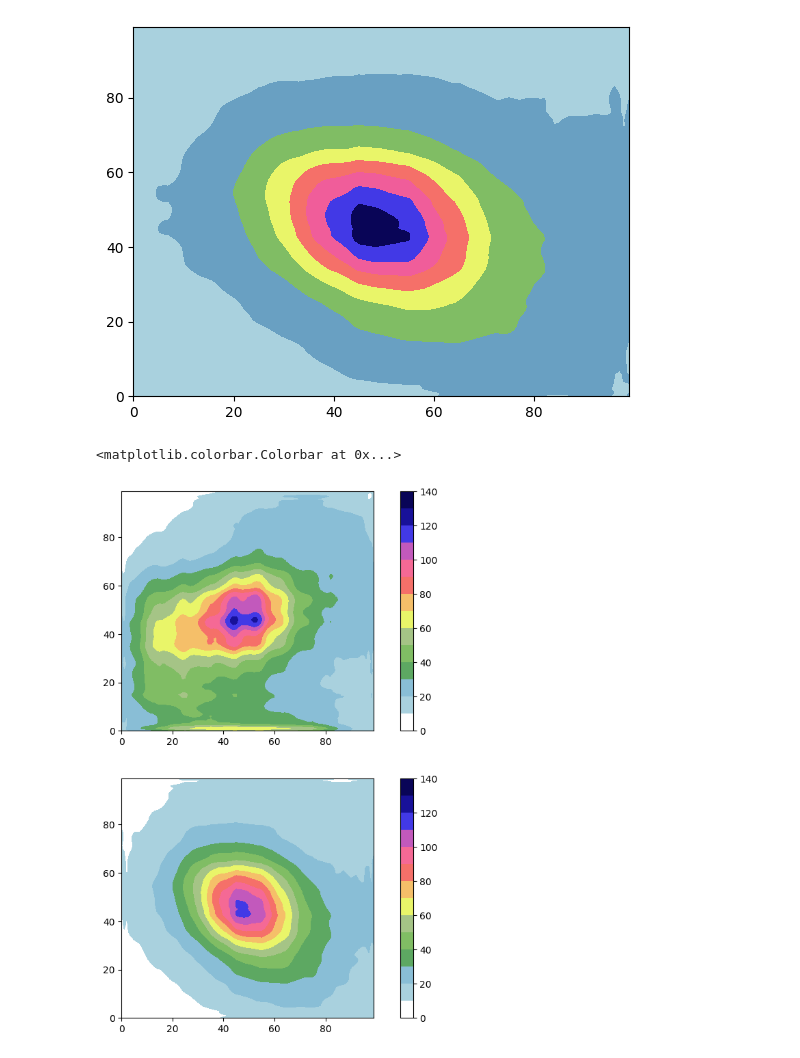
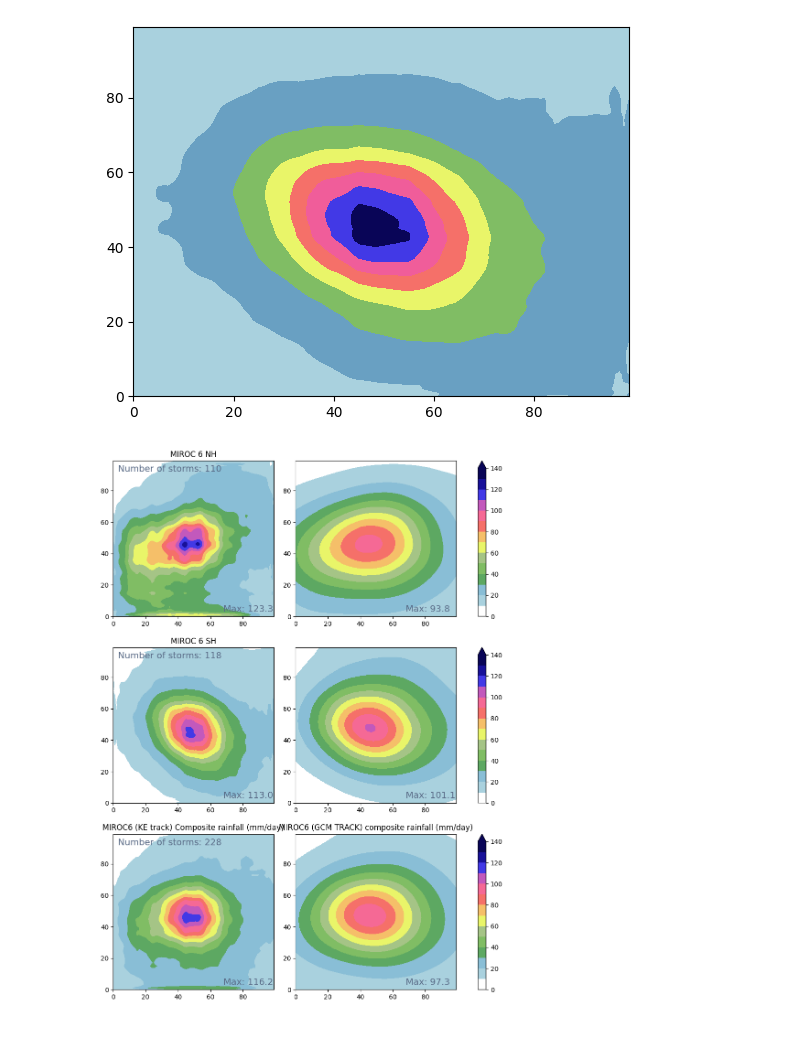
Before and after one commit to vosps/tropical_cyclone, a Jupyter notebook: tracking/6_cmip6_gan.ipynb, the cells around one changed output. Saved outputs shown, nothing was run; the diff lists cells and outputs as text; code cells hidden in the pictures.

```diff
--- a/tracking/6_cmip6_gan.ipynb
+++ b/tracking/6_cmip6_gan.ipynb
@@ -67,6 +66,7 @@ def generate_composite_rainfall(meta,rain,ibtracks=False,time_sample_rate=False,
 	drop_idx=[]
 	south_idx=[]
 	north_idx=[]
+	idx = []
 	# find time frequency
 	for sid in sids_unique:
 		storm = tracks_grouped.get_group(sid)
@@ -142,6 +142,8 @@ def generate_composite_rainfall(meta,rain,ibtracks=False,time_sample_rate=False,
 			else:
 				north_idx.append(i)
 
+		idx.append(i)
+
 
 		composite_storm_rain[i,:,:] = mean_storm_rain
 		i=i+1
@@ -153,14 +155,16 @@ def generate_composite_rainfall(meta,rain,ibtracks=False,time_sample_rate=False,
 	# get nh and sh datasets
 	composite_storm_rain_nh = composite_storm_rain[north_idx,:,:]
 	composite_storm_rain_sh = composite_storm_rain[south_idx,:,:]
+	composite_storm_rain = composite_storm_rain[idx,:,:]
 	# print(composite_storm_rain.shape)
 	# print(composite_storm_rain_nh.shape)
 	# print(composite_storm_rain_sh.shape)
 	composite_nh = np.mean(composite_storm_rain_nh,axis=0)
 	composite_sh = np.mean(composite_storm_rain_sh,axis=0)
-	return composite_nh,composite_sh,len(north_idx),len(south_idx)
+	composite = np.mean(composite_storm_rain,axis=0)
+	return composite_nh,composite_sh,composite,len(north_idx),len(south_idx),len(idx)
 # %%
-composite_miroc6_hist_nh,composite_miroc6_hist_sh,nstorms_miroc6_hist_nh,nstorms_miroc6_hist_sh = generate_composite_rainfall(miroc_hist_meta.iloc[:30000],np.expand_dims(miroc_hist_rain[:,:,:,0],axis=-1),ibtracks=False,time_sample_rate=2)
+composite_miroc6_hist_nh,composite_miroc6_hist_sh,composite_miroc6_hist,nstorms_miroc6_hist_nh,nstorms_miroc6_hist_sh,nstorms_miroc6_hist = generate_composite_rainfall(miroc_hist_meta.iloc[:30000],np.expand_dims(miroc_hist_rain[:,:,:,0],axis=-1),ibtracks=False,time_sample_rate=2)
 # %%
 print(nstorms_miroc6_hist_nh)
 print(nstorms_miroc6_hist_sh)
@@ -177,13 +183,50 @@ plt.contourf(composite_miroc6_hist_sh,cmap=precip_cmap)
 # %% [output]
 <matplotlib.contour.QuadContourSet at 0x...>
 [figure]
-# %%
-fig,axes = plt.subplots(2,2,figsize=(5.5, 10),gridspec_kw={'width_ratios': [1, 0.05]})
-levels = [0,10,20,30,40,50,60,70,80,90,100,110,120,130,140]
-im = axes[0,0].contourf(composite_miroc6_hist_nh,cmap=precip_cmap,levels = levels)
-axes[1,0].contourf(composite_miroc6_hist_sh,cmap=precip_cmap,levels = levels)
-plt.colorbar(im,ticks=[0,20,40,60,80,100,120,140],cax=axes[0,1])
-plt.colorbar(im,ticks=[0,20,40,60,80,100,120,140],cax=axes[1,1])
-# %% [output]
-<matplotlib.colorbar.Colorbar at 0x...>
-[figure, removed]
+# %%
+fig_dir = '/user/home/al18709/work/figures/figure_1/'
+
+composite_miroc6_gcm_hist_nh = np.load(fig_dir + 'composite_miroc6_hist_nh.npy')
+composite_miroc6_gcm_hist_sh = np.load(fig_dir + 'composite_miroc6_hist_sh.npy')
+
+composite_miroc6_gcm_hist = composite_miroc6_gcm_hist_nh*0.5 + composite_miroc6_gcm_hist_sh*0.5
+# %%
+fig,axes = plt.subplots(3,3,figsize=(10.5, 15),gridspec_kw={'width_ratios': [1, 1, 0.05]})
+levels = [0,10,20,30,40,50,60,70,80,90,100,110,120,130,140]
+im = axes[0,0].contourf(composite_miroc6_hist_nh,cmap=precip_cmap,levels = levels,extend='max')
+axes[0,0].annotate('Number of storms: %.0f' % nstorms_miroc6_hist_nh, xy = (90,90), xytext=(3,92),fontsize=14, color='#586985')
+axes[0,0].annotate('Max: %.1f' % np.max(composite_miroc6_hist_nh), xy = (90,90), xytext=(68,3),fontsize=14, color='#586985')
+
+axes[0,1].contourf(composite_miroc6_gcm_hist_nh,cmap=precip_cmap,levels = levels,extend='max')
+# axes[0,1].annotate('Number of storms: %.0f' % nstorms_miroc6_hist_nh, xy = (90,90), xytext=(3,92),fontsize=14, color='#586985')
+axes[0,1].annotate('Max: %.1f' % np.max(composite_miroc6_gcm_hist_nh), xy = (90,90), xytext=(68,3),fontsize=14, color='#586985')
+
+axes[1,0].contourf(composite_miroc6_hist_sh,cmap=precip_cmap,levels = levels)
+axes[1,0].annotate('Max: %.1f' % np.max(composite_miroc6_hist_sh), xy = (90,90), xytext=(68,3),fontsize=14, color='#586985')
+axes[1,0].annotate('Number of storms: %.0f' % nstorms_miroc6_hist_sh, xy = (90,90), xytext=(3,92),fontsize=14, color='#586985')
+
+axes[1,1].contourf(composite_miroc6_gcm_hist_sh,cmap=precip_cmap,levels = levels,extend='max')
+# axes[1,1].annotate('Number of storms: %.0f' % nstorms_miroc6_hist_nh, xy = (90,90), xytext=(3,92),fontsize=14, color='#586985')
+axes[1,1].annotate('Max: %.1f' % np.max(composite_miroc6_gcm_hist_sh), xy = (90,90), xytext=(68,3),fontsize=14, color='#586985')
+
+axes[2,0].contourf(composite_miroc6_hist,cmap=precip_cmap,levels = levels)
+axes[2,0].annotate('Number of storms: %.0f' % nstorms_miroc6_hist, xy = (90,90), xytext=(3,92),fontsize=14, color='#586985')
+axes[2,0].annotate('Max: %.1f' % np.max(composite_miroc6_hist), xy = (90,90), xytext=(68,3),fontsize=14, color='#586985')
+
+axes[2,1].contourf(composite_miroc6_gcm_hist,cmap=precip_cmap,levels = levels,extend='max')
+# axes[2,1].annotate('Number of storms: %.0f' % nstorms_miroc6_hist_nh, xy = (90,90), xytext=(3,92),fontsize=14, color='#586985')
+axes[2,1].annotate('Max: %.1f' % np.max(composite_miroc6_gcm_hist), xy = (90,90), xytext=(68,3),fontsize=14, color='#586985')
+
+plt.colorbar(im,ticks=[0,20,40,60,80,100,120,140],cax=axes[0,2])
+plt.colorbar(im,ticks=[0,20,40,60,80,100,120,140],cax=axes[1,2])
+plt.colorbar(im,ticks=[0,20,40,60,80,100,120,140],cax=axes[2,2])
+
+axes[0,0].set_title('MIROC 6 NH')
+axes[1,0].set_title('MIROC 6 SH')
+axes[2,0].set_title('MIROC6 (KE track) Composite rainfall (mm/day)')
+
+axes[2,1].set_title('MIROC6 (GCM TRACK) composite rainfall (mm/day)')
+
+plt.savefig('composite_gan.png')
+# %% [output]
+[figure, added]
```
Also changed, not shown: parts of 4 cells of this notebook, 9 other files.
